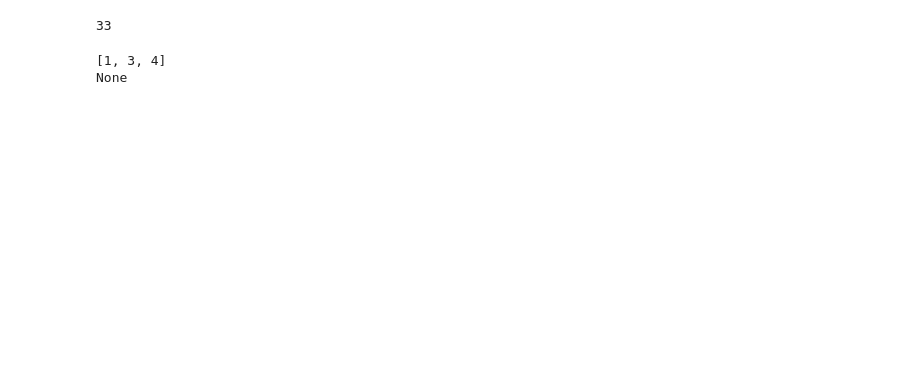
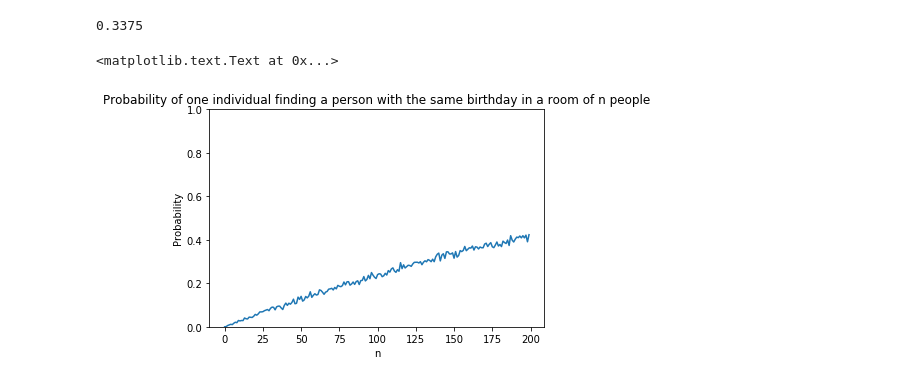
Before and after one commit to bibigoulart/math_experiments, a Jupyter notebook: birthday_paradox.ipynb, the cells around one changed output. Cells and saved outputs as stored; diff of their text form; code cells hidden in the pictures; blank space fills up the shorter version.

```diff
--- a/birthday_paradox.ipynb
+++ b/birthday_paradox.ipynb
@@ -23,12 +24,12 @@ def create_random_birthday_experiment(n1, n2, use_same_list=False):
         for i,bd in enumerate(bd_list_1):
             ind_bd = [bd]
             rest_of_list = [b for j,b in enumerate(bd_list_1) if j != i]
-            if check_if_room_has_person_with_same_birthday(ind_bd, rest_of_list):
+            if check_if_two_bd_lists_share_bd(ind_bd, rest_of_list):
                 return True
         return False
 
     bd_list_2 = generate_n_birthdays(n2)
-    return check_if_room_has_person_with_same_birthday(bd_list_1, bd_list_2)
+    return check_if_two_bd_lists_share_bd(bd_list_1, bd_list_2)
 # %%
 def get_probability_from_lln(m, n1, n2, use_same_list=False):
     exp_result_list = []
@@ -36,16 +37,22 @@ def get_probability_from_lln(m, n1, n2, use_same_list=False):
         exp_result = create_random_birthday_experiment(n1, n2, use_same_list=use_same_list)
         exp_result_list.append(exp_result)
 
-    return 100*exp_result_list.count(True)/len(exp_result_list)
+    return exp_result_list.count(True)/float(len(exp_result_list))
 # %%
 get_probability_from_lln(2000, 1, 150, use_same_list=False)
 # %% [output]
-33
+0.3375
-# %%
-a = [1,2,3,4]
-b = a.remove(2)
-print a
-print b
-# %% [output]
-[1, 3, 4]
-None
+# %%
+bd_probs = []
+for n in range(200):
+    prob = get_probability_from_lln(2000, 1, n, use_same_list=False)
+    bd_probs.append(prob)
+# %%
+plt.plot(range(len(bd_probs)), bd_probs)
+plt.ylim(0,1.0)
+plt.xlabel("n")
+plt.ylabel("Probability")
+plt.title("Probability of one individual finding a person with the same birthday in a room of n people")
+# %% [output]
+<matplotlib.text.Text at 0x...>
+[figure, added]
```
Also changed, not shown: parts of 5 cells of this notebook, 1 other file.
